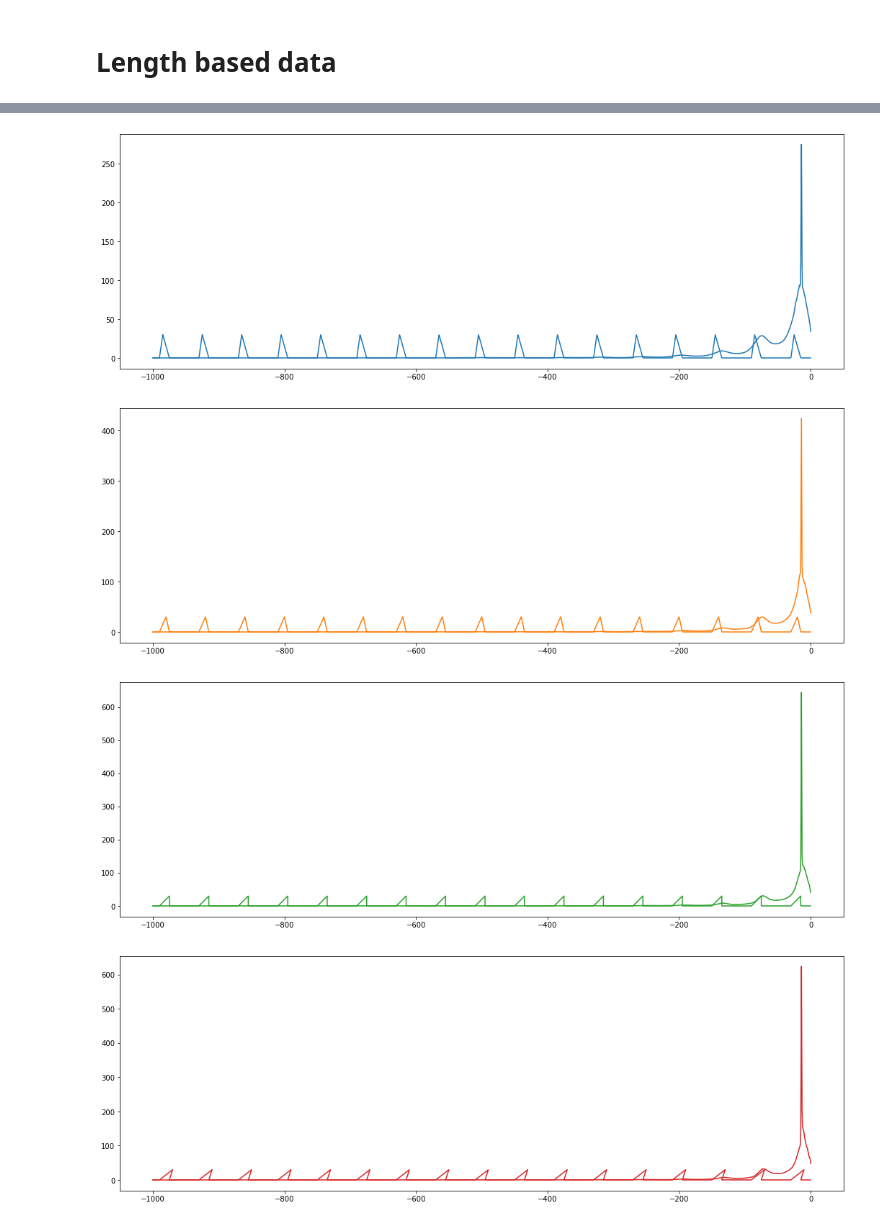
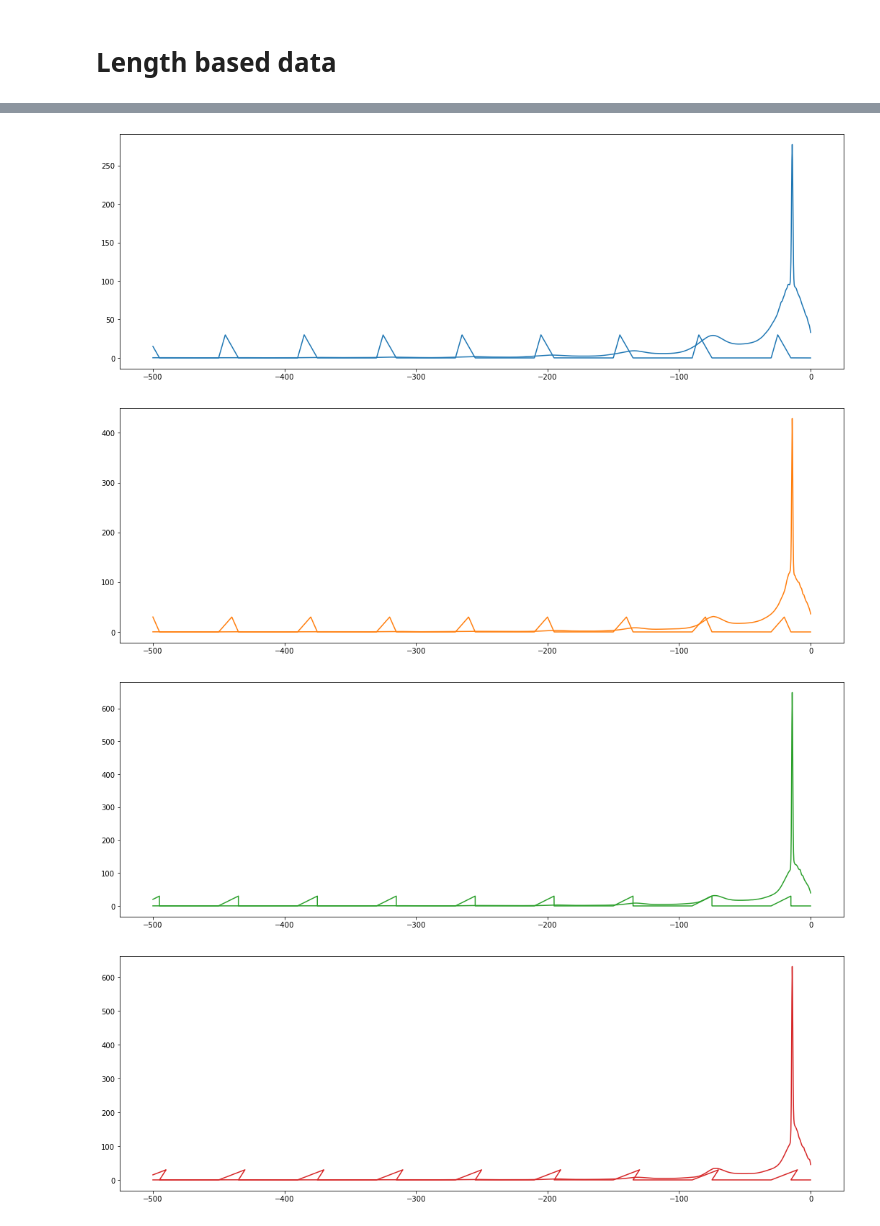
Before and after one commit to zongyi-li/Geo-FNO-catheter, a Jupyter notebook: data_analysis_length.ipynb, the cells around one changed output, grey strips where cells are left out. Saved outputs shown, nothing was run; the diff lists cells and outputs as text; code cells hidden in the pictures.

```diff
--- a/data_analysis_length.ipynb
+++ b/data_analysis_length.ipynb
@@ -184,0 +215,24 @@ plt.plot(loss[:,0])
+# %%
+# L_p, x2, x3, h
+# fix L_p, h
+
+x3, h = -15.5,  30.0
+x3, h =  torch.tensor(x3, dtype=torch.float), torch.tensor(h, dtype=torch.float)
+
+# 60.89578107 -30.44789053  -3.74659224 -15.23394195  28.72308896
+nx2, nx3 = 60*2+1, np.int64((L_p/2-15)*2+1)
+Lp_range = np.linspace(61, 249, 188*2 + 1)
+x2_range = np.linspace(-249, 0, 249*2 + 1)
+
+xx_mask = numpy.linspace(1.0, 0, N_s) * (-L_x)
+loss = np.zeros((len(x2_range), len(Lp_range)))
+for i in range(len(x2_range)):
+    for j in range(len(Lp_range)):
+        if Lp_range[j] + x2_range[i] < 0.0:
+            loss[i,j] = np.NaN
+        else:
+            x2, Lp = torch.tensor(x2_range[i], dtype=torch.float), torch.tensor(Lp_range[j], dtype=torch.float)
+            X_Y, X, Y = catheter_mesh_1d_total_length(L_x, L_p, x2, x3, h, N_s)
+
+            out = torch.abs(model(X_Y).squeeze()).detach().cpu().numpy()
+            loss[i,j] = -np.dot(out, xx_mask)* L_x/N_s
@@ -189,12 +262,12 @@ train_data_folder = "/home/tingtaoz/storage/traindatalevy/optimizedtests0906/"
 t = 9
 
 
-N_s, L_x = 2001, 1000
+N_s, L_x = 2001, 500
 L_p, x1, x3, h = 60.0, -30.0, -15, 30.0
 bw_method = 1e-1
 xx = np.linspace(-L_x, 0.0, N_s)
-dx2_x1_list = [5, 10, 15, 20, 25, 28, 30]
-
+dx2_x1_list = np.array([5, 10, 15, 20, 25, 28, 30])
+true_loss = np.zeros(len(dx2_x1_list))
 x_mesh, y_mesh = np.zeros((len(dx2_x1_list), N_s)), np.zeros((len(dx2_x1_list), N_s))
 density_1d_data_all = np.zeros((len(dx2_x1_list), N_s, 3))
 density_1d_data = np.zeros((len(dx2_x1_list), N_s))
@@ -235,18 +308,11 @@ for i in range(len(dx2_x1_list)):
 
     density_1d_data[i, :] = np.mean(density_1d_data_all[i, :, :], axis=1)
     print("sum = ", sum(density_1d_data[i, 0:1600]))
+    true_loss[i] = -np.dot(density_1d_data[i, :], xx)* L_x/N_s
+
     print("dx2_x1 = ",dx2_x1, " loss = ", -np.dot(density_1d_data[i, :], xx)* L_x/N_s)
+
     plt.figure(figsize=(18,6))
     plt.plot(xx,  density_1d_data[i, :], color="C"+str(i))
     plt.plot(x_mesh[i, :], y_mesh[i, :], color="C"+str(i))
-
-# # density
-# plt.figure()
-# plt.plot(xx,  density_1d_data)
-# plt.plot(x_mesh, y_mesh, color="red")
-
-# # density
-# plt.figure()
-# plt.hist(x_b,  bins = 100)
-# plt.plot(x_mesh, y_mesh, color="red")
 # %% [output]
@@ -267,4 +336,4 @@ dx2_x1 =  30  loss =  286574.73275321024
-[figure, old version]
+[figure, new version]
-[figure, old version]
+[figure, new version]
-[figure, old version]
+[figure, new version]
-[figure, old version]
+[figure, new version]
```
Also changed, not shown: parts of 14 cells of this notebook, 4 other files.
